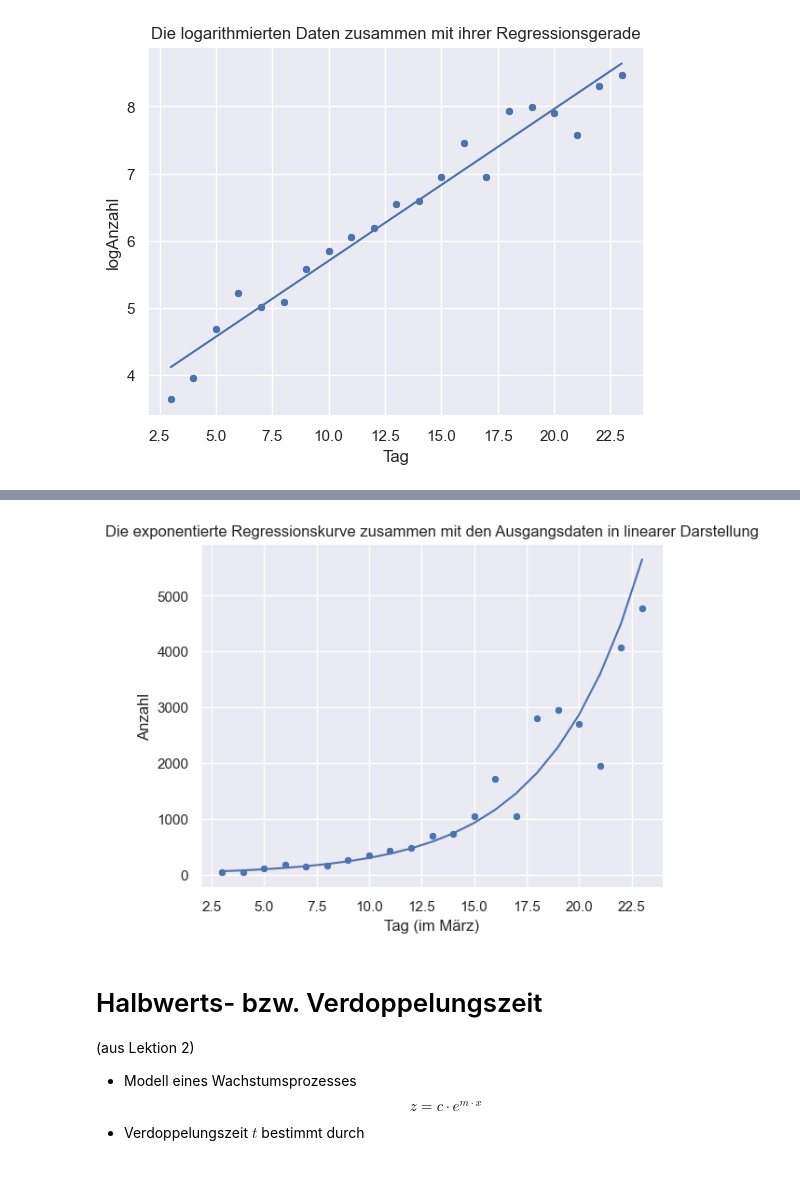
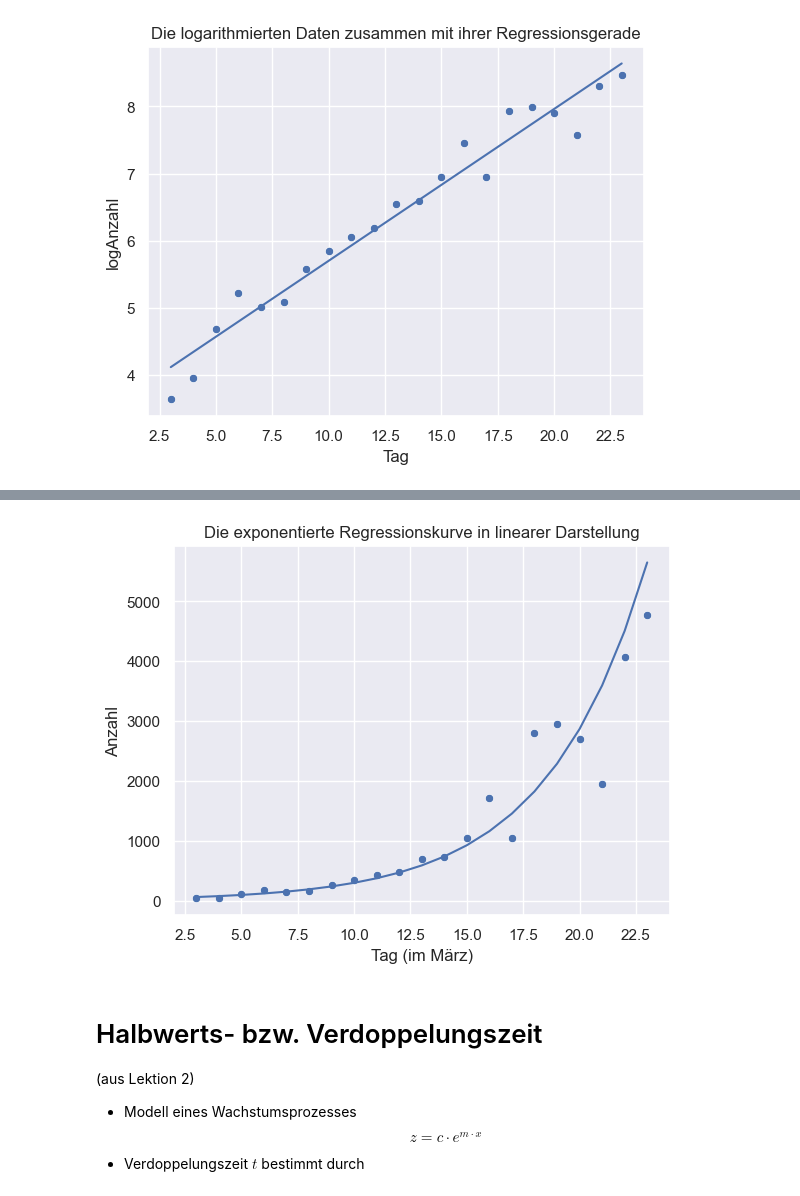
Before and after one commit to Ruediger-Braun/mfb2425, a Jupyter notebook: lektion27.ipynb, the cells around one changed output, grey strips where cells are left out. Drawn from its saved outputs; the diff is of its cells as text; code cells hidden in the pictures.

```diff
--- a/lektion27.ipynb
+++ b/lektion27.ipynb
@@ -298,7 +298,7 @@ ax2.set_title(titel);
 # %% [output]
 [figure]
 # %%
-titel = "Die exponentierte Regressionskurve zusammen mit den Ausgangsdaten in halblogarithmischer Darstellung"
+titel = "Die exponentierte Regressionskurve in halblogarithmischer Darstellung"
 sns.lineplot(x=tage, y=np.exp(gerade), ax=ax)
 ax.set_title(titel)
 ax.figure
@@ -307,10 +307,10 @@ ax.figure
 # %%
-titel = "Die exponentierte Regressionskurve zusammen mit den Ausgangsdaten in linearer Darstellung"
+titel = "Die exponentierte Regressionskurve in linearer Darstellung"
 ax.set_title(titel)
 ax.set_yscale('linear')
 ax.figure
 # %% [output]
-[figure, old version]
+[figure, new version]
 # %% [markdown]
 # Halbwerts- bzw. Verdoppelungszeit
 
```
Also changed, not shown: parts of 8 cells of this notebook, 3 other files.
